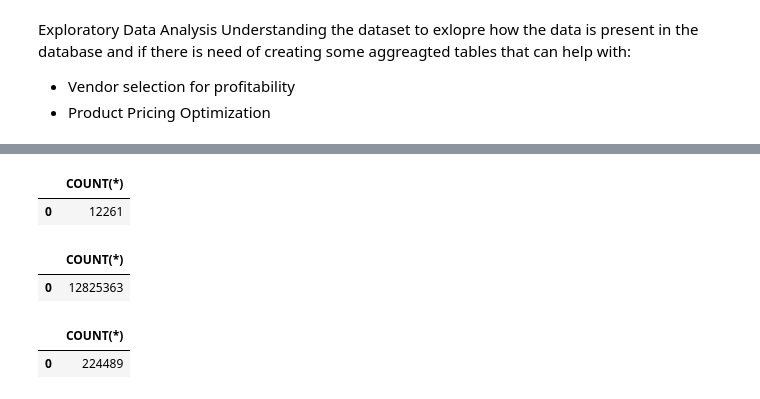
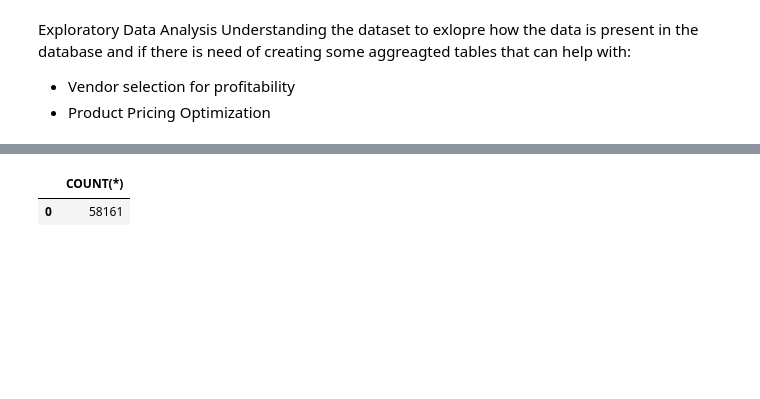
Before and after one commit to abheeshek02/vendor_inventory, a Jupyter notebook: note_book/Exploratry analysis.ipynb, the cells around one changed output, grey strips where cells are left out. Drawn from its saved outputs; the diff is of its cells as text; code cells hidden in the pictures; blank space fills up the shorter version.

Commit message:
Final completed project: vendor inventory analysis

```diff
--- a/note_book/Exploratry analysis.ipynb
+++ b/note_book/Exploratry analysis.ipynb
@@ -52,15 +111,5 @@ Tables in the 'inventory' database:
 # %%
-pd.read_sql("SELECT COUNT(*) FROM purchase_price", con)
+pd.read_sql("SELECT COUNT(*) FROM begin_inventory", con)
 # %% [output]
 |  | COUNT(*) |
-| 0 | 12261 |
+| 0 | 58161 |
-# %%
-pd.read_sql("SELECT COUNT(*) FROM sales", con)
-# %% [output]
-|  | COUNT(*) |
-| 0 | 12825363 |
-# %%
-pd.read_sql("SELECT COUNT(*) FROM end_inventory", con)
-# %% [output]
-|  | COUNT(*) |
-| 0 | 224489 |
```
Also changed, not shown: parts of 38 cells of this notebook, 4 other files.
